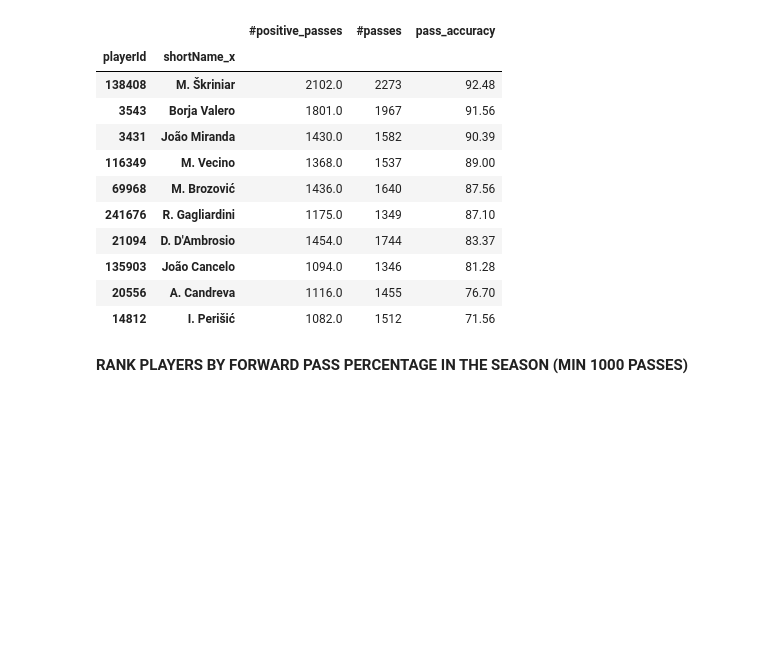
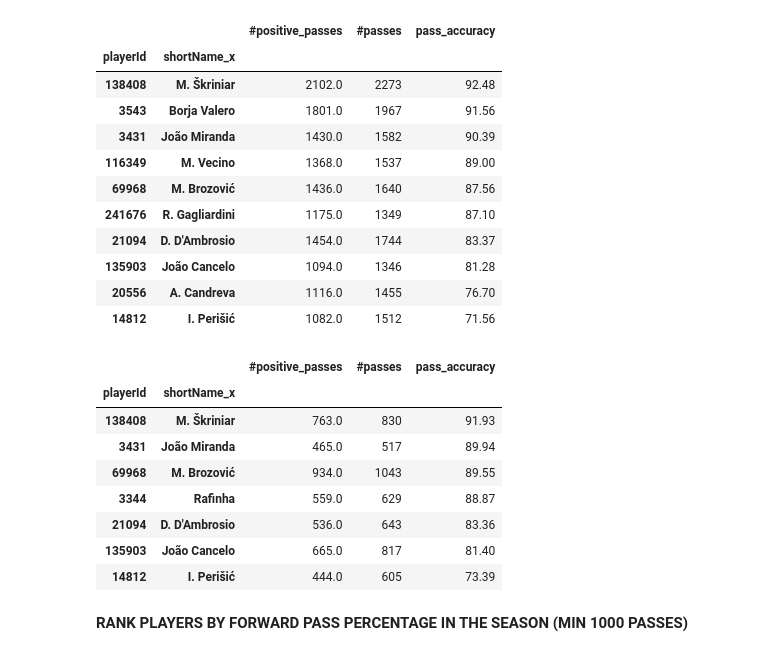
Before and after one commit to maurosamarelli/Inter_2017_2018, a Jupyter notebook: 05 pass_analysis.ipynb, the cells around one changed output. Cells and saved outputs as stored; diff of their text form; code cells hidden in the pictures; blank space fills up the shorter version.

```diff
--- a/05 pass_analysis.ipynb
+++ b/05 pass_analysis.ipynb
@@ -353,6 +378,22 @@ rank.sort_values(by="pass_accuracy", ascending=False)
 | 135903 | João Cancelo | 1094.0 | 1346 | 81.28 |
 | 20556 | A. Candreva | 1116.0 | 1455 | 76.70 |
 | 14812 | I. Perišić | 1082.0 | 1512 | 71.56 |
+# %%
+#after matchday 26 (min_passes = 500)
+rank = positive_passes[positive_passes.gameweek_x >= 26].groupby(["playerId", "shortName_x"]).sum()[["#positive_passes", "#passes"]]
+rank = rank[rank["#passes"] > 500]
+rank["pass_accuracy"] = round((rank["#positive_passes"] / rank["#passes"]) * 100, 2)
+rank.sort_values(by="pass_accuracy", ascending=False)
+# %% [output]
+|  |  | #positive_passes | #passes | pass_accuracy |
+| playerId | shortName_x |  |  |  |
+| 138408 | M. Škriniar | 763.0 | 830 | 91.93 |
+| 3431 | João Miranda | 465.0 | 517 | 89.94 |
+| 69968 | M. Brozović | 934.0 | 1043 | 89.55 |
+| 3344 | Rafinha | 559.0 | 629 | 88.87 |
+| 21094 | D. D'Ambrosio | 536.0 | 643 | 83.36 |
+| 135903 | João Cancelo | 665.0 | 817 | 81.40 |
+| 14812 | I. Perišić | 444.0 | 605 | 73.39 |
 # %% [markdown]
 **RANK PLAYERS BY FORWARD PASS PERCENTAGE IN THE SEASON (MIN 1000 PASSES)**
 # %%
```
Also changed, not shown: parts of 5 cells of this notebook.
